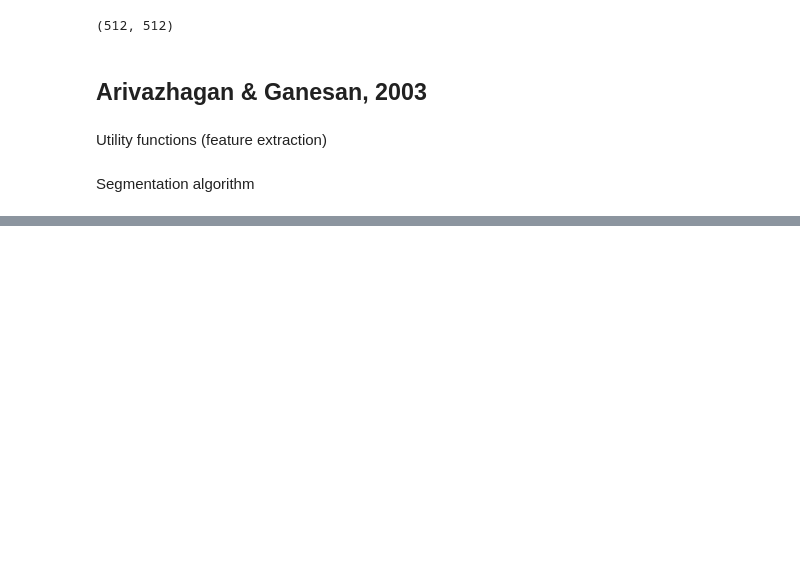
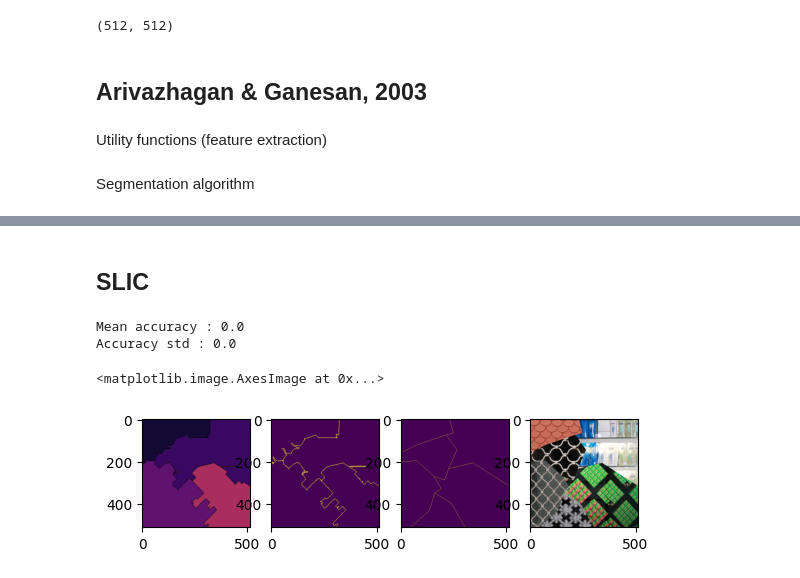
Before and after one commit to agathM/Projet_VIC, a Jupyter notebook: initial_testing.ipynb, the cells around one changed output, grey strips where cells are left out. Saved outputs shown, nothing was run; the diff lists cells and outputs as text; code cells hidden in the pictures; blank space fills up the shorter version.

```diff
--- a/initial_testing.ipynb
+++ b/initial_testing.ipynb
@@ -217,0 +270,42 @@ Accuracy std : 0.0
+# %% [markdown]
+## SLIC
+# %%
+from skimage.segmentation import slic
+
+seg_imgs = []
+seg_masks = []
+for img in imgs:
+
+    segments = slic(img,n_segments = 10,compactness = 20)
+    # segments = slic(img,n_segments = 10,compactness = 10,channel_axis=None)
+    mask = skimage.segmentation.find_boundaries(segments)
+    seg = skimage.measure.label(mask,background=1)
+    seg_imgs.append(seg)
+    seg_masks.append(mask)
+
+# F1 score
+F1 = []
+for i in range(len(seg_imgs)):
+    true_mask = skimage.morphology.dilation(masks[i],skimage.morphology.disk(3))
+    pred_mask = skimage.morphology.dilation(seg_imgs[i],skimage.morphology.disk(3))
+    TP = np.sum((true_mask == 1) & (pred_mask == 1))
+    FN = np.sum((true_mask == 1) & (pred_mask == 0))
+    FP = np.sum((true_mask == 0) & (pred_mask == 1))
+
+
+    F1.append(2*TP / (2*TP + FP + FN))
+
+print(f'Mean F1 : {np.mean(F1)}')
+print(f'F1 std : {np.std(F1)}')
+
+fig, axes = plt.subplots(ncols=4)
+idx = np.random.randint(0,20)
+axes[0].imshow(seg_imgs[idx], cmap='inferno')
+axes[1].imshow(seg_masks[idx])
+axes[2].imshow(masks[idx])
+axes[3].imshow(imgs[idx])
+# %% [output]
+Mean accuracy : 0.0
+Accuracy std : 0.0
+<matplotlib.image.AxesImage at 0x...>
+[figure, added]
```
Also changed, not shown: parts of 5 cells of this notebook, 41 other files.
